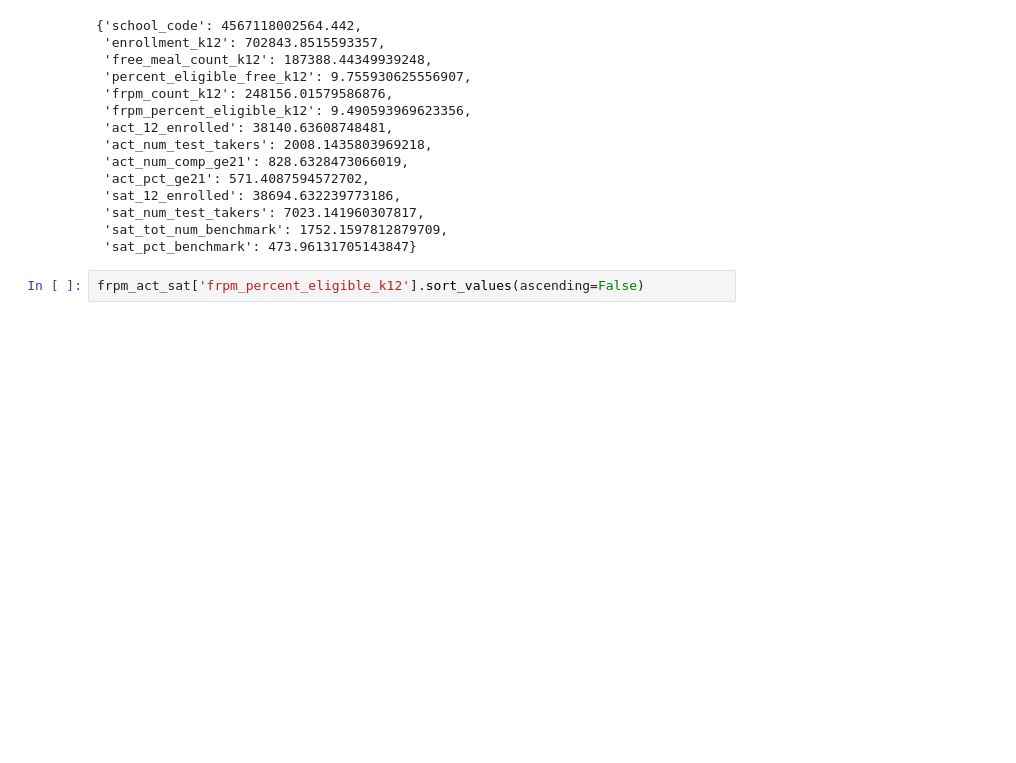
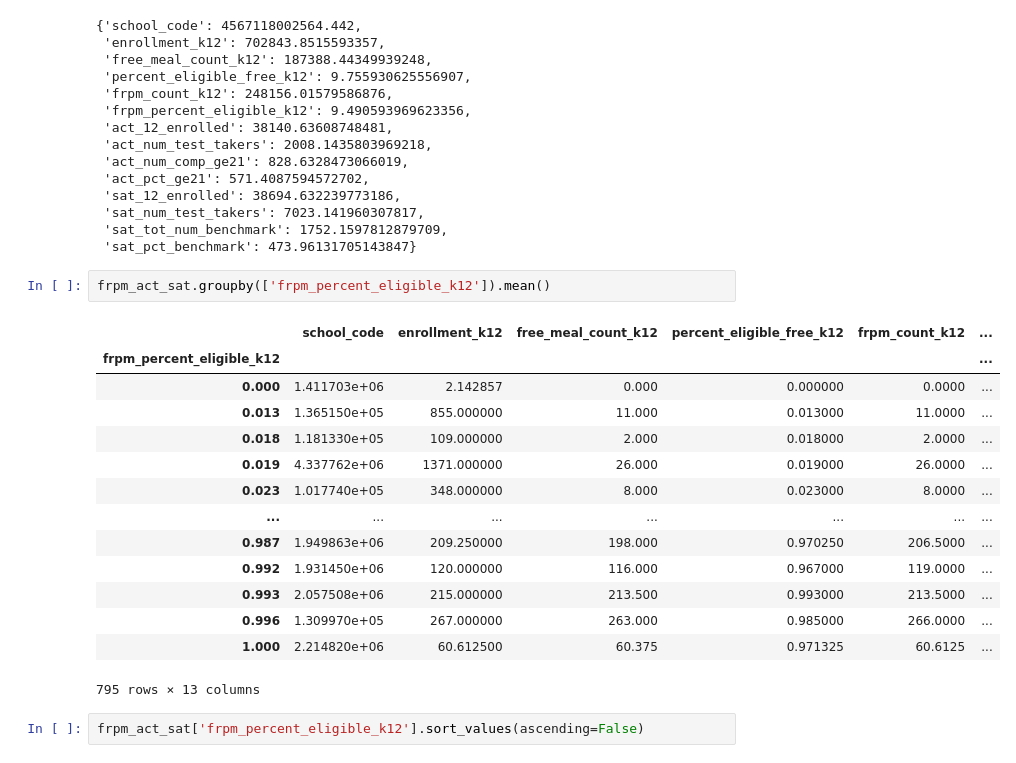
Before and after one commit to brandiehatch/project-1, a Jupyter notebook: hatch_frpm_sat_act_ca_2022.ipynb, the cells around one changed output. Saved outputs shown, nothing was run; the diff lists cells and outputs as text; blank space fills up the shorter version.

```diff
--- a/hatch_frpm_sat_act_ca_2022.ipynb
+++ b/hatch_frpm_sat_act_ca_2022.ipynb
@@ -706,6 +706,23 @@ sd(frpm_act_sat)
  'sat_num_test_takers': 7023.141960307817,
  'sat_tot_num_benchmark': 1752.1597812879709,
  'sat_pct_benchmark': 473.96131705143847}
+# %%
+frpm_act_sat.groupby(['frpm_percent_eligible_k12']).mean()
+# %% [output]
+|  | school_code | enrollment_k12 | free_meal_count_k12 | percent_eligible_free_k12 | frpm_count_k12 | ... |
+| frpm_percent_eligible_k12 |  |  |  |  |  | ... |
+| 0.000 | 1.411703e+06 | 2.142857 | 0.000 | 0.000000 | 0.0000 | ... |
+| 0.013 | 1.365150e+05 | 855.000000 | 11.000 | 0.013000 | 11.0000 | ... |
+| 0.018 | 1.181330e+05 | 109.000000 | 2.000 | 0.018000 | 2.0000 | ... |
+| 0.019 | 4.337762e+06 | 1371.000000 | 26.000 | 0.019000 | 26.0000 | ... |
+| 0.023 | 1.017740e+05 | 348.000000 | 8.000 | 0.023000 | 8.0000 | ... |
+| ... | ... | ... | ... | ... | ... | ... |
+| 0.987 | 1.949863e+06 | 209.250000 | 198.000 | 0.970250 | 206.5000 | ... |
+| 0.992 | 1.931450e+06 | 120.000000 | 116.000 | 0.967000 | 119.0000 | ... |
+| 0.993 | 2.057508e+06 | 215.000000 | 213.500 | 0.993000 | 213.5000 | ... |
+| 0.996 | 1.309970e+05 | 267.000000 | 263.000 | 0.985000 | 266.0000 | ... |
+| 1.000 | 2.214820e+06 | 60.612500 | 60.375 | 0.971325 | 60.6125 | ... |
+795 rows × 13 columns
 # %%
 frpm_act_sat['frpm_percent_eligible_k12'].sort_values(ascending=False)
 # %% [output]
```
Also changed, not shown: parts of 4 cells of this notebook.
